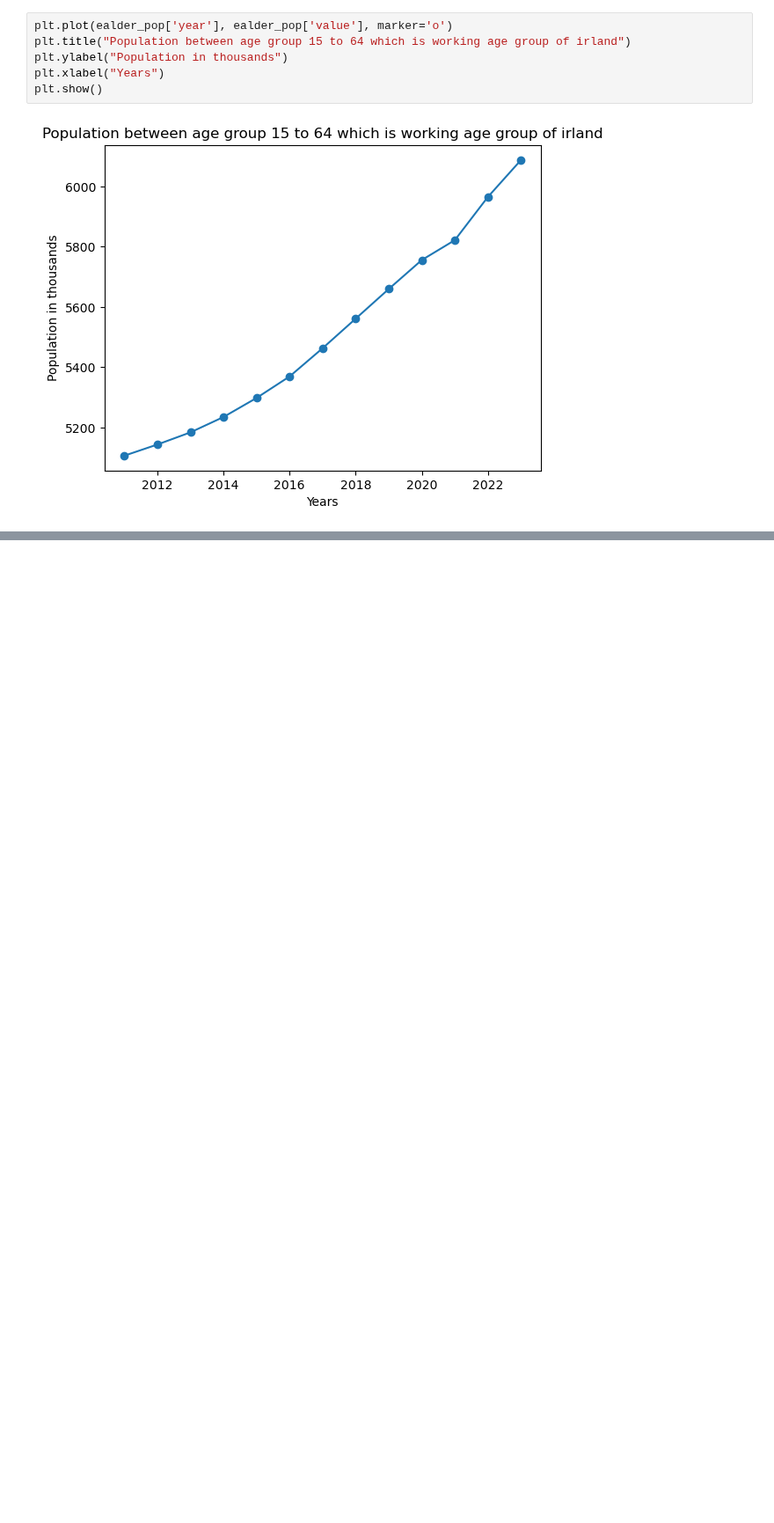
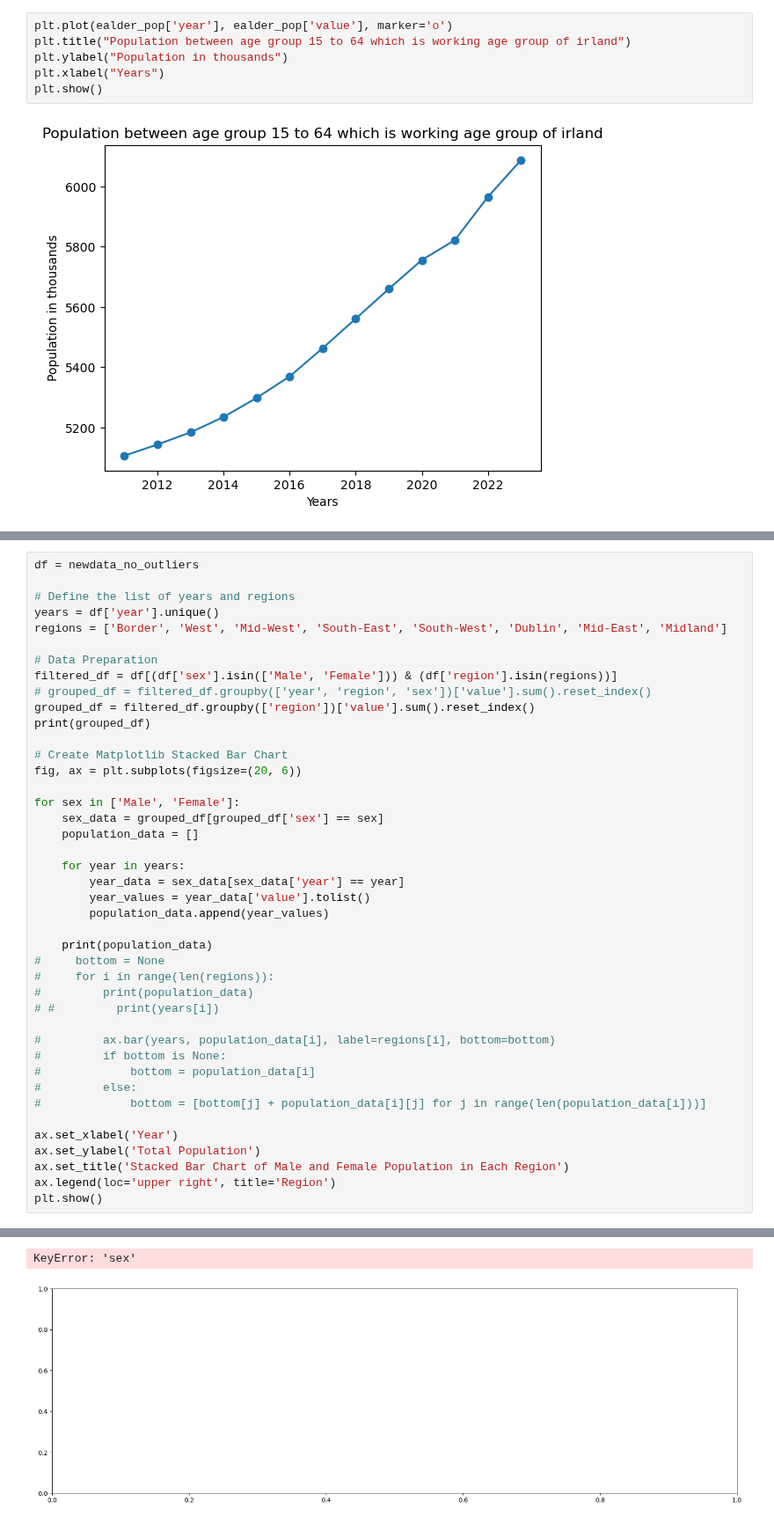
Before and after one commit to shyamghan17/Assignments, a Jupyter notebook: CA1 | Analytics on Population of Ireland.ipynb, the cells around one changed output, grey strips where cells are left out. Shown at 88% size. Drawn from its saved outputs; the diff is of its cells as text; blank space fills up the shorter version.

```diff
--- a/CA1 | Analytics on Population of Ireland.ipynb
+++ b/CA1 | Analytics on Population of Ireland.ipynb
@@ -601,0 +603,43 @@ for i in range(0,len(data_frame), 1):
+# %%
+df = newdata_no_outliers
+
+# Define the list of years and regions
+years = df['year'].unique()
+regions = ['Border', 'West', 'Mid-West', 'South-East', 'South-West', 'Dublin', 'Mid-East', 'Midland']
+
+# Data Preparation
+filtered_df = df[(df['sex'].isin(['Male', 'Female'])) & (df['region'].isin(regions))]
+# grouped_df = filtered_df.groupby(['year', 'region', 'sex'])['value'].sum().reset_index()
+grouped_df = filtered_df.groupby(['region'])['value'].sum().reset_index()
+print(grouped_df)
+
+# Create Matplotlib Stacked Bar Chart
+fig, ax = plt.subplots(figsize=(20, 6))
+
+for sex in ['Male', 'Female']:
+    sex_data = grouped_df[grouped_df['sex'] == sex]
+    population_data = []
+
+    for year in years:
+        year_data = sex_data[sex_data['year'] == year]
+        year_values = year_data['value'].tolist()
+        population_data.append(year_values)
+
+    print(population_data)
+#     bottom = None
+#     for i in range(len(regions)):
+#         print(population_data)
+# #         print(years[i])
+
+#         ax.bar(years, population_data[i], label=regions[i], bottom=bottom)
+#         if bottom is None:
+#             bottom = population_data[i]
+#         else:
+#             bottom = [bottom[j] + population_data[i][j] for j in range(len(population_data[i]))]
+
+ax.set_xlabel('Year')
+ax.set_ylabel('Total Population')
+ax.set_title('Stacked Bar Chart of Male and Female Population in Each Region')
+ax.legend(loc='upper right', title='Region')
+plt.show()
+# %% [output]
@@ -601,0 +655,2 @@ for i in range(0,len(data_frame), 1):
+KeyError: 'sex'
+[figure, added]
```
Also changed, not shown: parts of 8 cells of this notebook, 1 other file.
